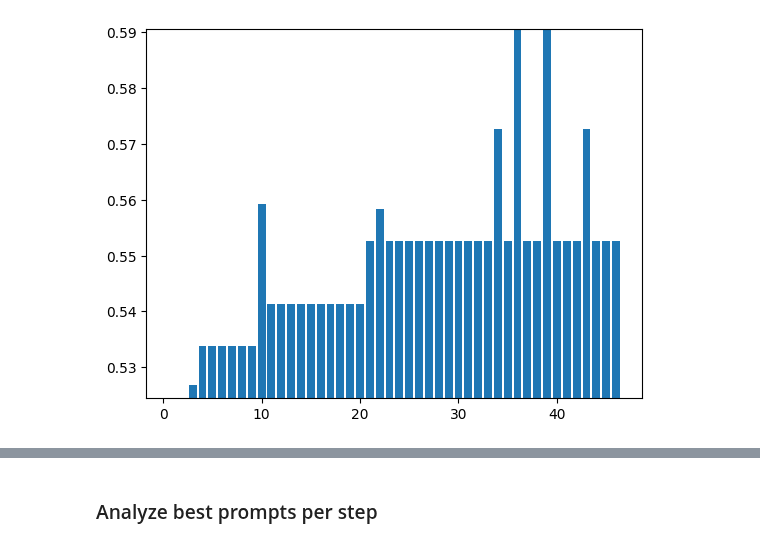
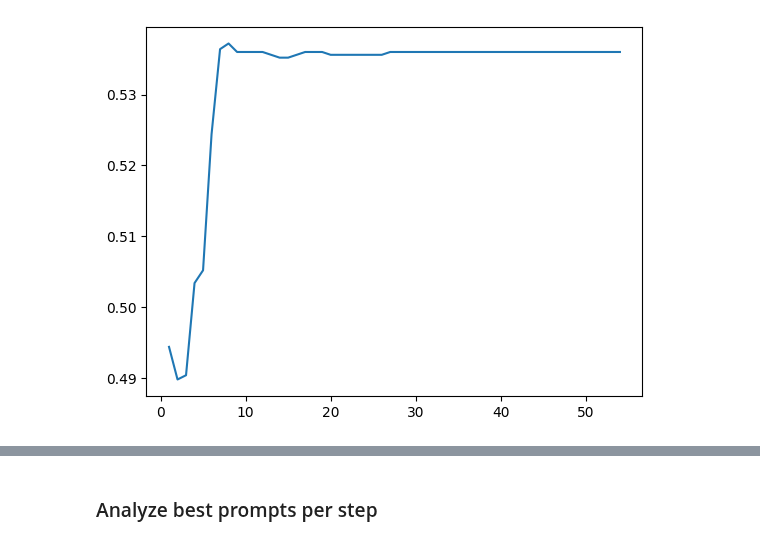
Before and after one commit to finitearth/capo, a Jupyter notebook: notebooks/results_analysis.ipynb, the cells around one changed output, grey strips where cells are left out. Drawn from its saved outputs; the diff is of its cells as text; code cells hidden in the pictures.

```diff
--- a/notebooks/results_analysis.ipynb
+++ b/notebooks/results_analysis.ipynb
@@ -26,0 +23,14 @@ len(df["prompt"].unique())
+# %%
+df["total_tokens"] = (
+    df["output_tokens_meta_llm"]
+    + df["input_tokens_meta_llm"]
+    + df["output_tokens_downstream_llm"]
+    + df["input_tokens_downstream_llm"]
+)
+df["total_tokens"] = df["total_tokens"].cumsum()
+# %%
+# cum of tokens
+df["output_tokens_downstream_llm_cum"] = df["output_tokens_downstream_llm"].cumsum()
+df["output_tokens_meta_llm_cum"] = df["output_tokens_meta_llm"].cumsum()
+df["input_tokens_downstream_llm_cum"] = df["input_tokens_downstream_llm"].cumsum()
+df["input_tokens_meta_llm_cum"] = df["input_tokens_meta_llm"].cumsum()
@@ -26,0 +58,4 @@ len(df["prompt"].unique())
+# %%
+df["n_shots"] = df["prompt"].str.count("Input:") - 1
+# %%
+df["prompt_len"] = df["prompt"].str.len()
@@ -58,8 +130,7 @@ df_grouped
 # %%
 # plot token count vs step and adapt y-axis to min and max
-column = "score_max"
-plt.bar(df_grouped["step"], df_grouped[column])
-plt.ylim(df_grouped[column].min(), df_grouped[column].max())
+column = "test_score"
+plt.plot(df_grouped["step"], df_grouped[column])
 plt.show();
 # %% [output]
-[figure, old version]
+[figure, new version]
```
Also changed, not shown: parts of 28 cells of this notebook, 3 other files.
